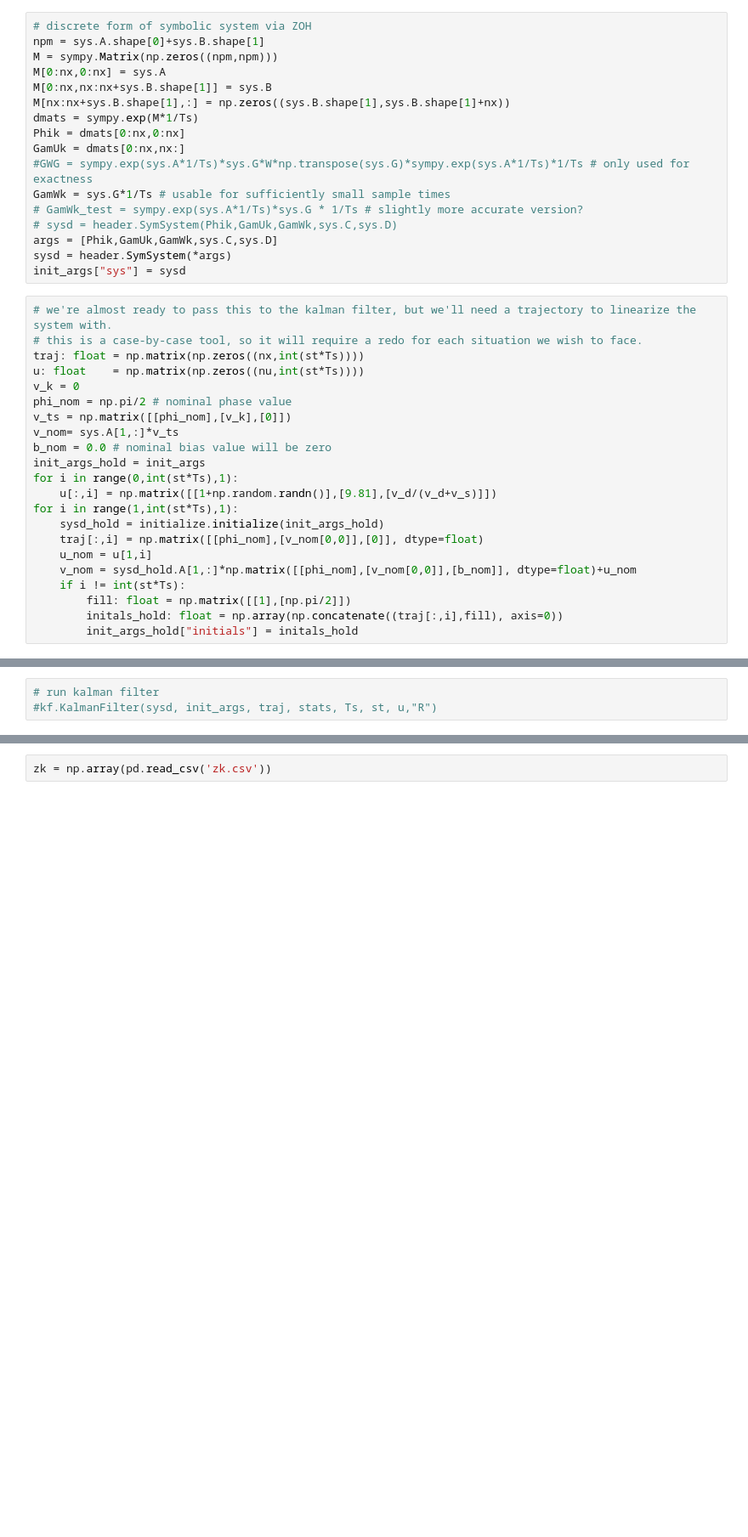
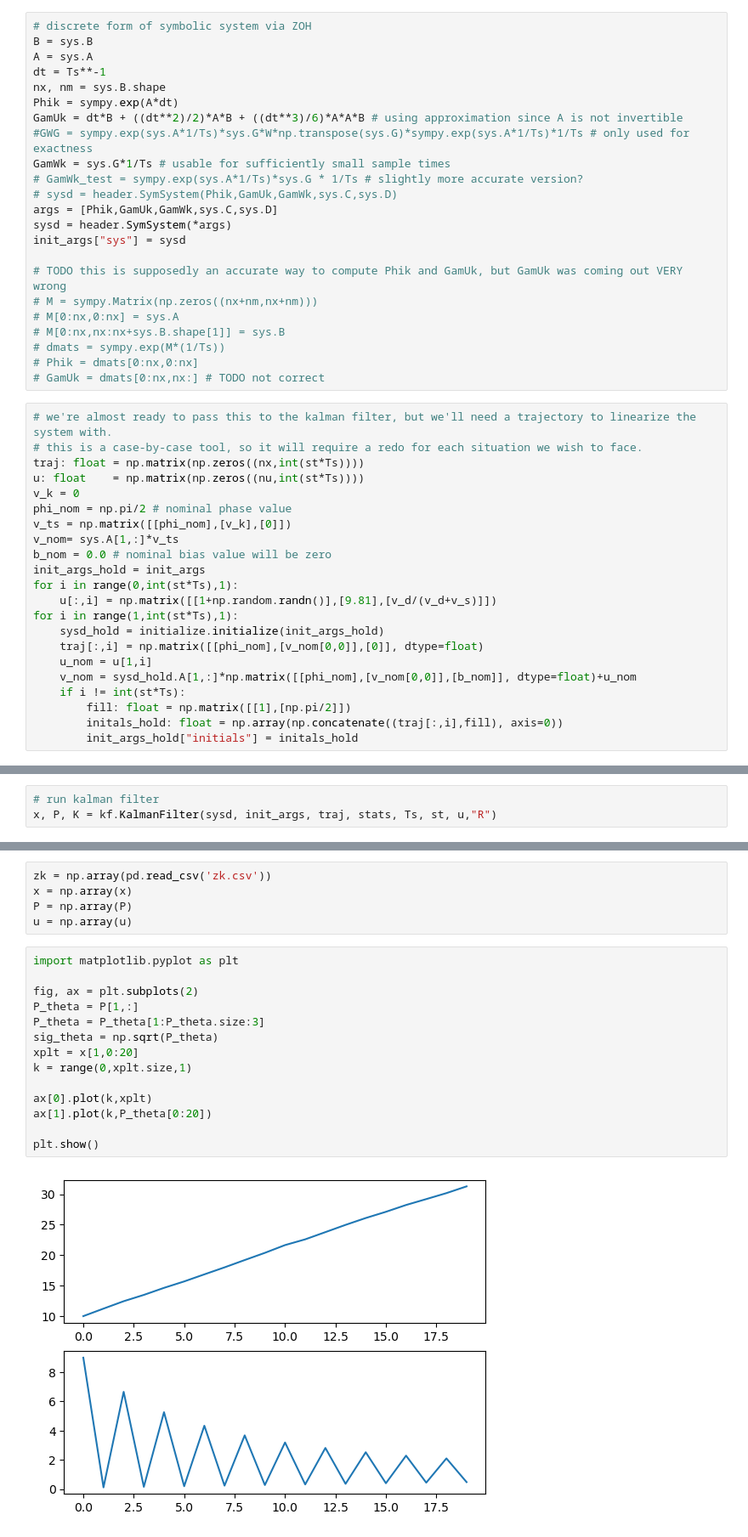
Before and after one commit to lbednarz/PhDResearch, a Jupyter notebook: coastingProblemsv.ipynb, the cells around one changed output, grey strips where cells are left out. Shown at 85% size. Saved outputs shown, nothing was run; the diff lists cells and outputs as text; blank space fills up the shorter version.

Commit message:
added plots

```diff
--- a/coastingProblemsv.ipynb
+++ b/coastingProblemsv.ipynb
@@ -202,13 +169,11 @@ for keys in stats_keys:
 # %%
 # discrete form of symbolic system via ZOH
-npm = sys.A.shape[0]+sys.B.shape[1]
-M = sympy.Matrix(np.zeros((npm,npm)))
-M[0:nx,0:nx] = sys.A
-M[0:nx,nx:nx+sys.B.shape[1]] = sys.B
-M[nx:nx+sys.B.shape[1],:] = np.zeros((sys.B.shape[1],sys.B.shape[1]+nx))
-dmats = sympy.exp(M*1/Ts)
-Phik = dmats[0:nx,0:nx]
-GamUk = dmats[0:nx,nx:]
+B = sys.B
+A = sys.A
+dt = Ts**-1
+nx, nm = sys.B.shape
+Phik = sympy.exp(A*dt)
+GamUk = dt*B + ((dt**2)/2)*A*B + ((dt**3)/6)*A*A*B # using approximation since A is not invertible
 #GWG = sympy.exp(sys.A*1/Ts)*sys.G*W*np.transpose(sys.G)*sympy.exp(sys.A*1/Ts)*1/Ts # only used for exactness
 GamWk = sys.G*1/Ts # usable for sufficiently small sample times
 # GamWk_test = sympy.exp(sys.A*1/Ts)*sys.G * 1/Ts # slightly more accurate version?
@@ -216,6 +181,14 @@ GamWk = sys.G*1/Ts # usable for sufficiently small sample times
 args = [Phik,GamUk,GamWk,sys.C,sys.D]
 sysd = header.SymSystem(*args)
 init_args["sys"] = sysd
+
+# TODO this is supposedly an accurate way to compute Phik and GamUk, but GamUk was coming out VERY wrong
+# M = sympy.Matrix(np.zeros((nx+nm,nx+nm)))
+# M[0:nx,0:nx] = sys.A
+# M[0:nx,nx:nx+sys.B.shape[1]] = sys.B
+# dmats = sympy.exp(M*(1/Ts))
+# Phik = dmats[0:nx,0:nx]
+# GamUk = dmats[0:nx,nx:] # TODO not correct
 # %%
 # we're almost ready to pass this to the kalman filter, but we'll need a trajectory to linearize the system with.
 # this is a case-by-case tool, so it will require a redo for each situation we wish to face.
@@ -246,3 +214,3 @@ print(sysd_hold.C)
 # %%
 # run kalman filter
-#kf.KalmanFilter(sysd, init_args, traj, stats, Ts, st, u,"R")
+x, P, K = kf.KalmanFilter(sysd, init_args, traj, stats, Ts, st, u,"R")
@@ -301,2 +217,21 @@ x, P, KG = KalmanFilter(sysd, init_args, traj, stats, Ts, st, u, "R")
 # %%
 zk = np.array(pd.read_csv('zk.csv'))
+x = np.array(x)
+P = np.array(P)
+u = np.array(u)
+# %%
+import matplotlib.pyplot as plt
+
+fig, ax = plt.subplots(2)
+P_theta = P[1,:]
+P_theta = P_theta[1:P_theta.size:3]
+sig_theta = np.sqrt(P_theta)
+xplt = x[1,0:20]
+k = range(0,xplt.size,1)
+
+ax[0].plot(k,xplt)
+ax[1].plot(k,P_theta[0:20])
+
+plt.show()
+# %% [output]
+[figure, added]
```
Also changed, not shown: parts of 6 cells of this notebook, 1 other file.
